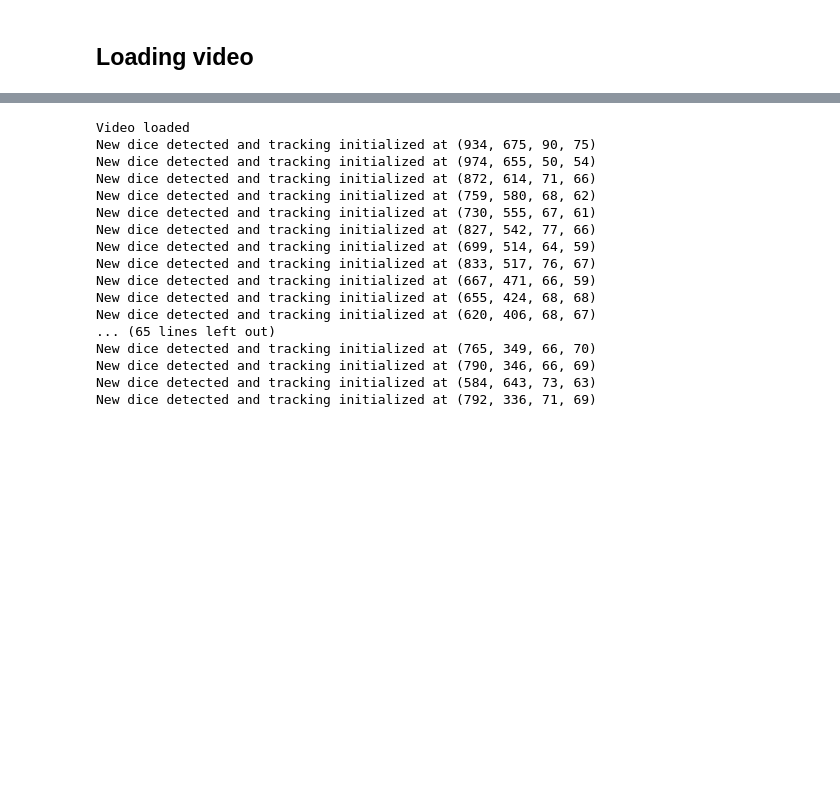
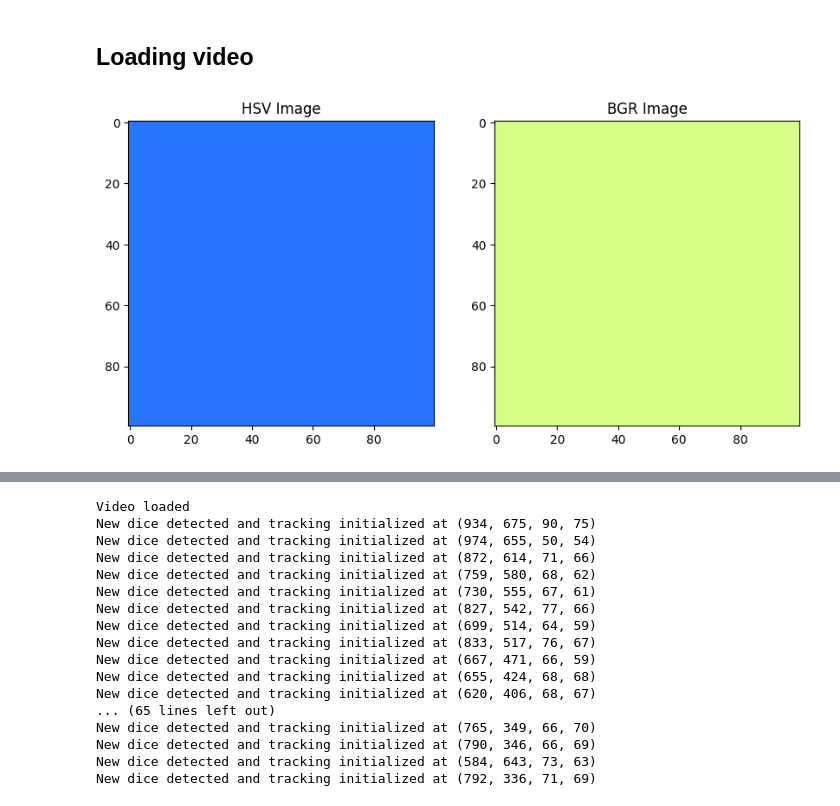
Before and after one commit to Bialkasss/CV-BoardGame, a Jupyter notebook: first_run.ipynb, the cells around one changed output, grey strips where cells are left out. Cells and saved outputs as stored; diff of their text form; code cells hidden in the pictures; blank space fills up the shorter version.

```diff
--- a/first_run.ipynb
+++ b/first_run.ipynb
@@ -309,36 +309,39 @@ temp_o_1_width, temp_o_1_height = temp_o_1.shape[:2]
 # cv2.destroyAllWindows()
 # print(f'Processed video saved as {output_video_path}')
 # %%
-### SHOW HSV COLORS
+## SHOW HSV COLORS
 
-# import numpy as np
-# import cv2
-# import matplotlib.pyplot as plt
+import numpy as np
+import cv2
+import matplotlib.pyplot as plt
 
-# # Define the HSV color range
-# hue = 30        # Hue value (0-179)
-# saturation = 255 # Saturation value (0-255)
-# value = 255      # Value/brightness (0-255)
+# Define the HSV color range
+hue = 30        # Hue value (0-179)
+saturation = 255 # Saturation value (0-255)
+value = 255      # Value/brightness (0-255)
 
-# # Create an image with the specified HSV color
-# hsv_image = np.zeros((100, 100, 3), dtype=np.uint8)
-# hsv_image[:] = (11,255,205)
+# Create an image with the specified HSV color
+hsv_image = np.zeros((100, 100, 3), dtype=np.uint8)
+hsv_image[:] =  (40,118,255)
+# (40,150,150)
 
-# # Convert HSV to BGR
-# bgr_image = cv2.cvtColor(hsv_image, cv2.COLOR_HSV2BGR)
+# Convert HSV to BGR
+bgr_image = cv2.cvtColor(hsv_image, cv2.COLOR_HSV2BGR)
 
-# # Display the HSV and BGR images
-# plt.figure(figsize=(10, 5))
+# Display the HSV and BGR images
+plt.figure(figsize=(10, 5))
 
-# # Show the HSV image
-# plt.subplot(1, 2, 1)
-# plt.imshow(hsv_image, cmap='hsv')
-# plt.title('HSV Image')
+# Show the HSV image
+plt.subplot(1, 2, 1)
+plt.imshow(hsv_image, cmap='hsv')
+plt.title('HSV Image')
 
-# # Show the BGR image
-# plt.subplot(1, 2, 2)
-# plt.imshow(cv2.cvtColor(bgr_image, cv2.COLOR_BGR2RGB))
-# plt.title('BGR Image')
+# Show the BGR image
+plt.subplot(1, 2, 2)
+plt.imshow(cv2.cvtColor(bgr_image, cv2.COLOR_BGR2RGB))
+plt.title('BGR Image')
 
-# plt.show()
+plt.show()
+# %% [output]
+[figure, added]
 # %%
```
Also changed, not shown: parts of 1 cell of this notebook, 3 other files.
